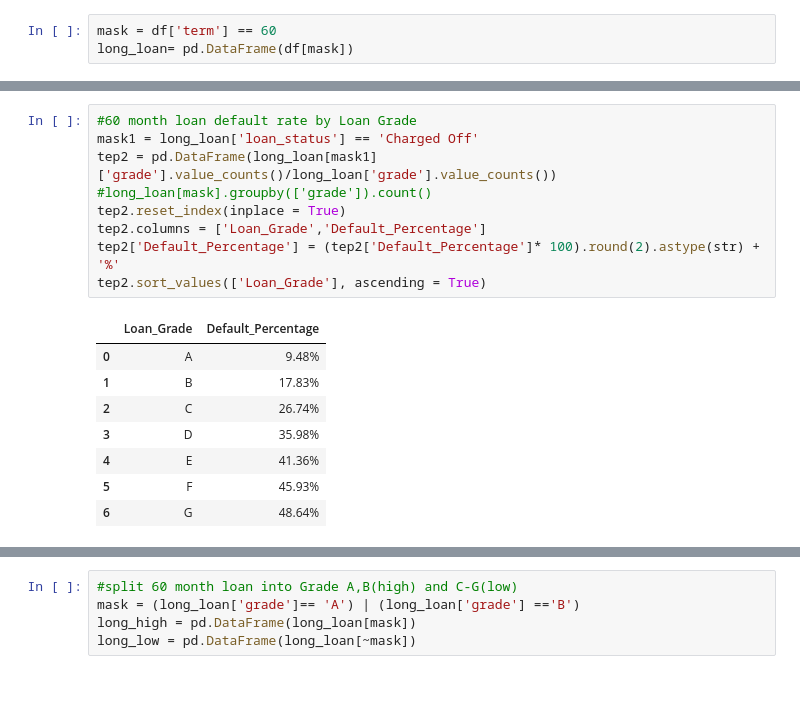
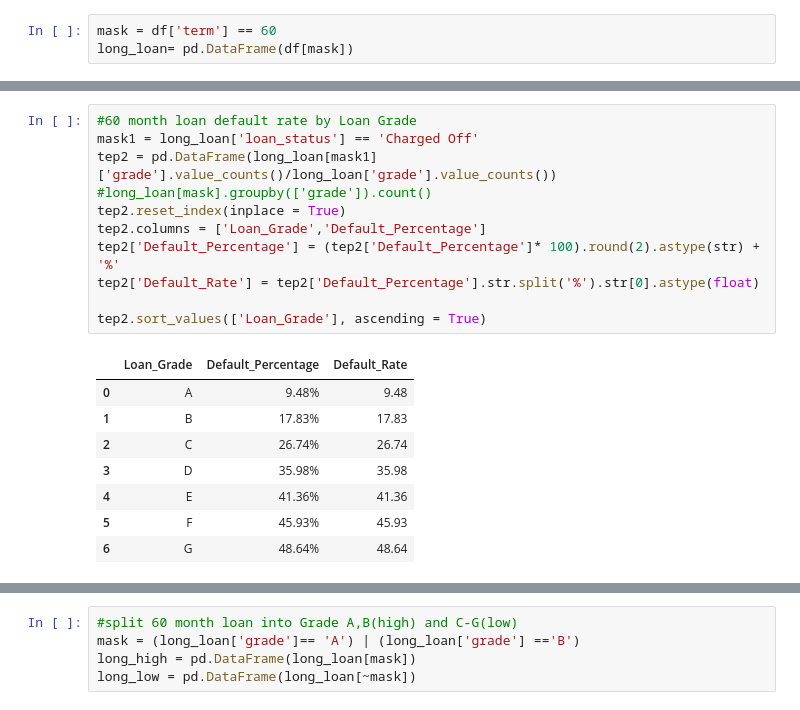
Before and after one commit to petehwu/LendingClub.com-Loan-Analysis, a Jupyter notebook: ipynb_final/Capstone_EDA_09092017.ipynb, the cells around one changed output, grey strips where cells are left out. Drawn from its saved outputs; the diff is of its cells as text.

```diff
--- a/ipynb_final/Capstone_EDA_09092017.ipynb
+++ b/ipynb_final/Capstone_EDA_09092017.ipynb
@@ -164,18 +290,20 @@ tep
 # %%
 #60 month loan default rate by Loan Grade
 mask1 = long_loan['loan_status'] == 'Charged Off'
 tep2 = pd.DataFrame(long_loan[mask1]['grade'].value_counts()/long_loan['grade'].value_counts())
 #long_loan[mask].groupby(['grade']).count()
 tep2.reset_index(inplace = True)
 tep2.columns = ['Loan_Grade','Default_Percentage']
 tep2['Default_Percentage'] = (tep2['Default_Percentage']* 100).round(2).astype(str) + '%'
+tep2['Default_Rate'] = tep2['Default_Percentage'].str.split('%').str[0].astype(float)
+
 tep2.sort_values(['Loan_Grade'], ascending = True)
 # %% [output]
-|  | Loan_Grade | Default_Percentage |
-| 0 | A | 9.48% |
-| 1 | B | 17.83% |
-| 2 | C | 26.74% |
-| 3 | D | 35.98% |
-| 4 | E | 41.36% |
-| 5 | F | 45.93% |
-| 6 | G | 48.64% |
+|  | Loan_Grade | Default_Percentage | Default_Rate |
+| 0 | A | 9.48% | 9.48 |
+| 1 | B | 17.83% | 17.83 |
+| 2 | C | 26.74% | 26.74 |
+| 3 | D | 35.98% | 35.98 |
+| 4 | E | 41.36% | 41.36 |
+| 5 | F | 45.93% | 45.93 |
+| 6 | G | 48.64% | 48.64 |
```
Also changed, not shown: parts of 33 cells of this notebook.
